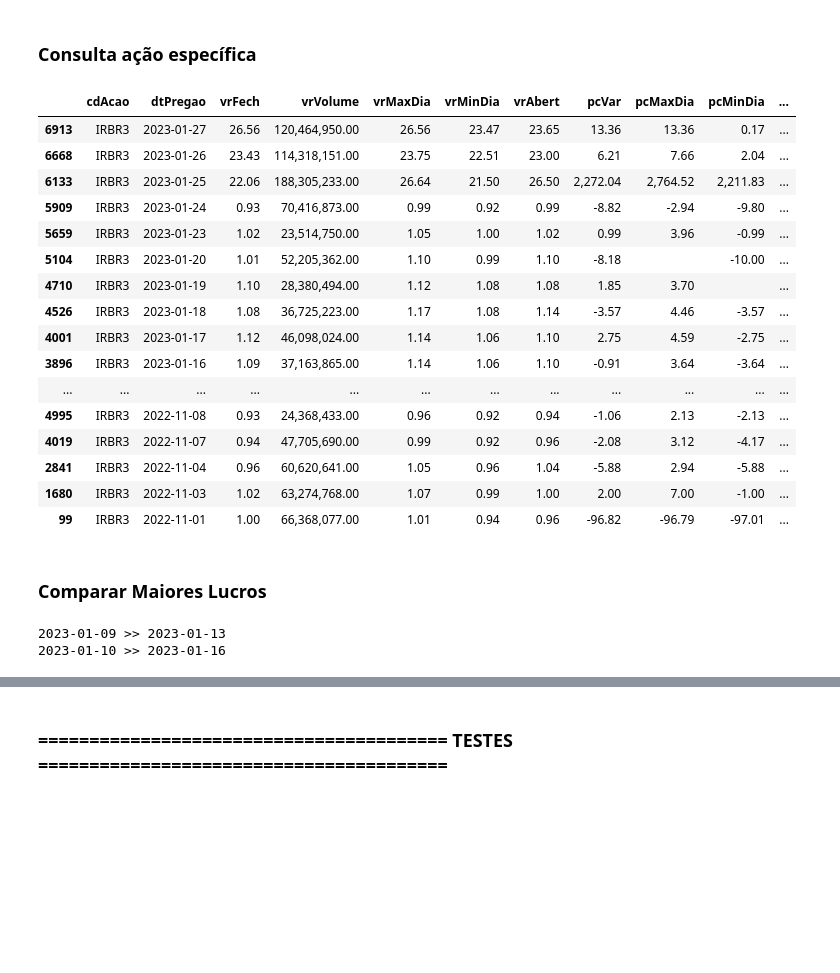
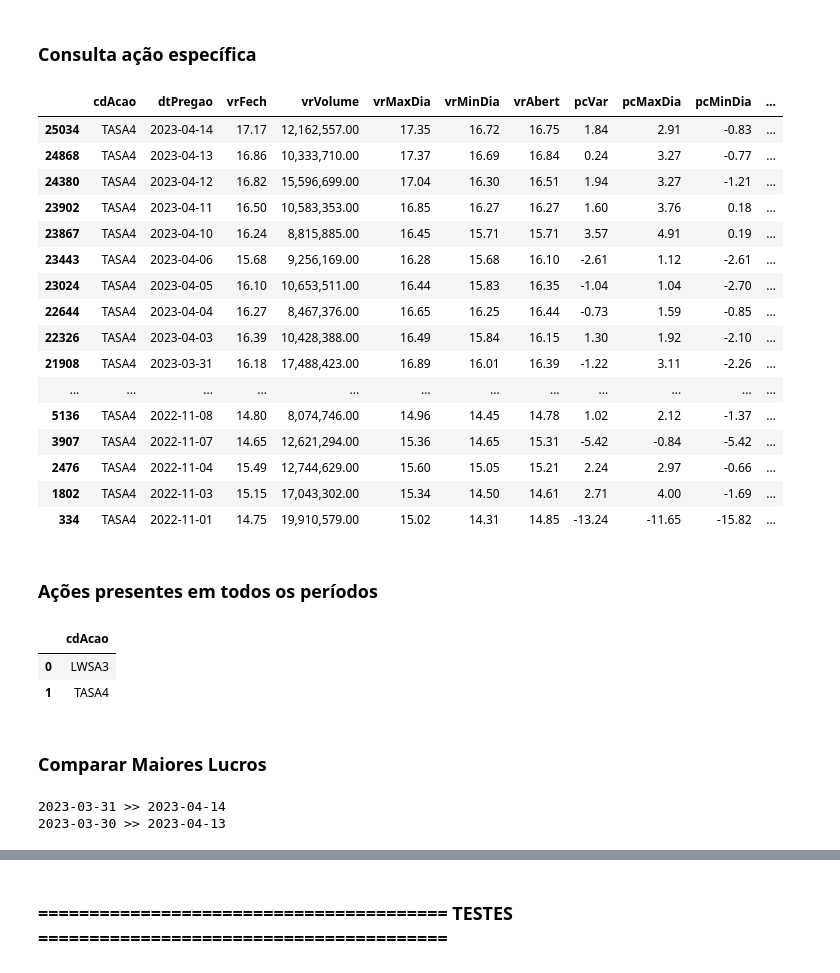
Before and after one commit to alexandre-esmeraldo/StockManager, a Jupyter notebook: StockManager_Processamento.ipynb, the cells around one changed output, grey strips where cells are left out. Drawn from its saved outputs; the diff is of its cells as text; code cells hidden in the pictures; blank space fills up the shorter version.

Commit message:
Adicionando ações presentes em todos os períodos
Adicionado lista das ações que estão presentes em todos os períodos calculados.

```diff
--- a/StockManager_Processamento.ipynb
+++ b/StockManager_Processamento.ipynb
@@ -134,32 +142,40 @@ printmd(f'**<div class={font_color}>Status {a}</div>**')
 # %% [markdown]
 ### Consulta ação específica
 # %%
-consultaAcao(df, "IRBR3")
+consultaAcao(df, "TASA4")
 # %% [output]
 |  | cdAcao | dtPregao | vrFech | vrVolume | vrMaxDia | vrMinDia | vrAbert | pcVar | pcMaxDia | pcMinDia | ... |
-| 6913 | IRBR3 | 2023-01-27 | 26.56 | 120,464,950.00 | 26.56 | 23.47 | 23.65 | 13.36 | 13.36 | 0.17 | ... |
-| 6668 | IRBR3 | 2023-01-26 | 23.43 | 114,318,151.00 | 23.75 | 22.51 | 23.00 | 6.21 | 7.66 | 2.04 | ... |
-| 6133 | IRBR3 | 2023-01-25 | 22.06 | 188,305,233.00 | 26.64 | 21.50 | 26.50 | 2,272.04 | 2,764.52 | 2,211.83 | ... |
-| 5909 | IRBR3 | 2023-01-24 | 0.93 | 70,416,873.00 | 0.99 | 0.92 | 0.99 | -8.82 | -2.94 | -9.80 | ... |
-| 5659 | IRBR3 | 2023-01-23 | 1.02 | 23,514,750.00 | 1.05 | 1.00 | 1.02 | 0.99 | 3.96 | -0.99 | ... |
-| 5104 | IRBR3 | 2023-01-20 | 1.01 | 52,205,362.00 | 1.10 | 0.99 | 1.10 | -8.18 |  | -10.00 | ... |
-| 4710 | IRBR3 | 2023-01-19 | 1.10 | 28,380,494.00 | 1.12 | 1.08 | 1.08 | 1.85 | 3.70 |  | ... |
-| 4526 | IRBR3 | 2023-01-18 | 1.08 | 36,725,223.00 | 1.17 | 1.08 | 1.14 | -3.57 | 4.46 | -3.57 | ... |
-| 4001 | IRBR3 | 2023-01-17 | 1.12 | 46,098,024.00 | 1.14 | 1.06 | 1.10 | 2.75 | 4.59 | -2.75 | ... |
-| 3896 | IRBR3 | 2023-01-16 | 1.09 | 37,163,865.00 | 1.14 | 1.06 | 1.10 | -0.91 | 3.64 | -3.64 | ... |
+| 25034 | TASA4 | 2023-04-14 | 17.17 | 12,162,557.00 | 17.35 | 16.72 | 16.75 | 1.84 | 2.91 | -0.83 | ... |
+| 24868 | TASA4 | 2023-04-13 | 16.86 | 10,333,710.00 | 17.37 | 16.69 | 16.84 | 0.24 | 3.27 | -0.77 | ... |
+| 24380 | TASA4 | 2023-04-12 | 16.82 | 15,596,699.00 | 17.04 | 16.30 | 16.51 | 1.94 | 3.27 | -1.21 | ... |
+| 23902 | TASA4 | 2023-04-11 | 16.50 | 10,583,353.00 | 16.85 | 16.27 | 16.27 | 1.60 | 3.76 | 0.18 | ... |
+| 23867 | TASA4 | 2023-04-10 | 16.24 | 8,815,885.00 | 16.45 | 15.71 | 15.71 | 3.57 | 4.91 | 0.19 | ... |
+| 23443 | TASA4 | 2023-04-06 | 15.68 | 9,256,169.00 | 16.28 | 15.68 | 16.10 | -2.61 | 1.12 | -2.61 | ... |
+| 23024 | TASA4 | 2023-04-05 | 16.10 | 10,653,511.00 | 16.44 | 15.83 | 16.35 | -1.04 | 1.04 | -2.70 | ... |
+| 22644 | TASA4 | 2023-04-04 | 16.27 | 8,467,376.00 | 16.65 | 16.25 | 16.44 | -0.73 | 1.59 | -0.85 | ... |
+| 22326 | TASA4 | 2023-04-03 | 16.39 | 10,428,388.00 | 16.49 | 15.84 | 16.15 | 1.30 | 1.92 | -2.10 | ... |
+| 21908 | TASA4 | 2023-03-31 | 16.18 | 17,488,423.00 | 16.89 | 16.01 | 16.39 | -1.22 | 3.11 | -2.26 | ... |
 | ... | ... | ... | ... | ... | ... | ... | ... | ... | ... | ... | ... |
-| 4995 | IRBR3 | 2022-11-08 | 0.93 | 24,368,433.00 | 0.96 | 0.92 | 0.94 | -1.06 | 2.13 | -2.13 | ... |
-| 4019 | IRBR3 | 2022-11-07 | 0.94 | 47,705,690.00 | 0.99 | 0.92 | 0.96 | -2.08 | 3.12 | -4.17 | ... |
-| 2841 | IRBR3 | 2022-11-04 | 0.96 | 60,620,641.00 | 1.05 | 0.96 | 1.04 | -5.88 | 2.94 | -5.88 | ... |
-| 1680 | IRBR3 | 2022-11-03 | 1.02 | 63,274,768.00 | 1.07 | 0.99 | 1.00 | 2.00 | 7.00 | -1.00 | ... |
-| 99 | IRBR3 | 2022-11-01 | 1.00 | 66,368,077.00 | 1.01 | 0.94 | 0.96 | -96.82 | -96.79 | -97.01 | ... |
+| 5136 | TASA4 | 2022-11-08 | 14.80 | 8,074,746.00 | 14.96 | 14.45 | 14.78 | 1.02 | 2.12 | -1.37 | ... |
+| 3907 | TASA4 | 2022-11-07 | 14.65 | 12,621,294.00 | 15.36 | 14.65 | 15.31 | -5.42 | -0.84 | -5.42 | ... |
+| 2476 | TASA4 | 2022-11-04 | 15.49 | 12,744,629.00 | 15.60 | 15.05 | 15.21 | 2.24 | 2.97 | -0.66 | ... |
+| 1802 | TASA4 | 2022-11-03 | 15.15 | 17,043,302.00 | 15.34 | 14.50 | 14.61 | 2.71 | 4.00 | -1.69 | ... |
+| 334 | TASA4 | 2022-11-01 | 14.75 | 19,910,579.00 | 15.02 | 14.31 | 14.85 | -13.24 | -11.65 | -15.82 | ... |
+# %% [markdown]
+### Ações presentes em todos os períodos
+# %%
+merge_final
+# %% [output]
+|  | cdAcao |
+| 0 | LWSA3 |
+| 1 | TASA4 |
 # %% [markdown]
 ### Comparar Maiores Lucros
 # %%
-df_1 = montaLucroPeriodo(df, 5, 10, True)
-df_2 = montaLucroPeriodo(df, 5, 9, True)
+df_1 = montaLucroPeriodo(df, 10, 0, True)
+df_2 = montaLucroPeriodo(df, 10, 1, True)
 # %% [output]
-2023-01-09 >> 2023-01-13
-2023-01-10 >> 2023-01-16
+2023-03-31 >> 2023-04-14
+2023-03-30 >> 2023-04-13
 # %%
 df_final = df_1.copy()
```
Also changed, not shown: parts of 24 cells of this notebook.
